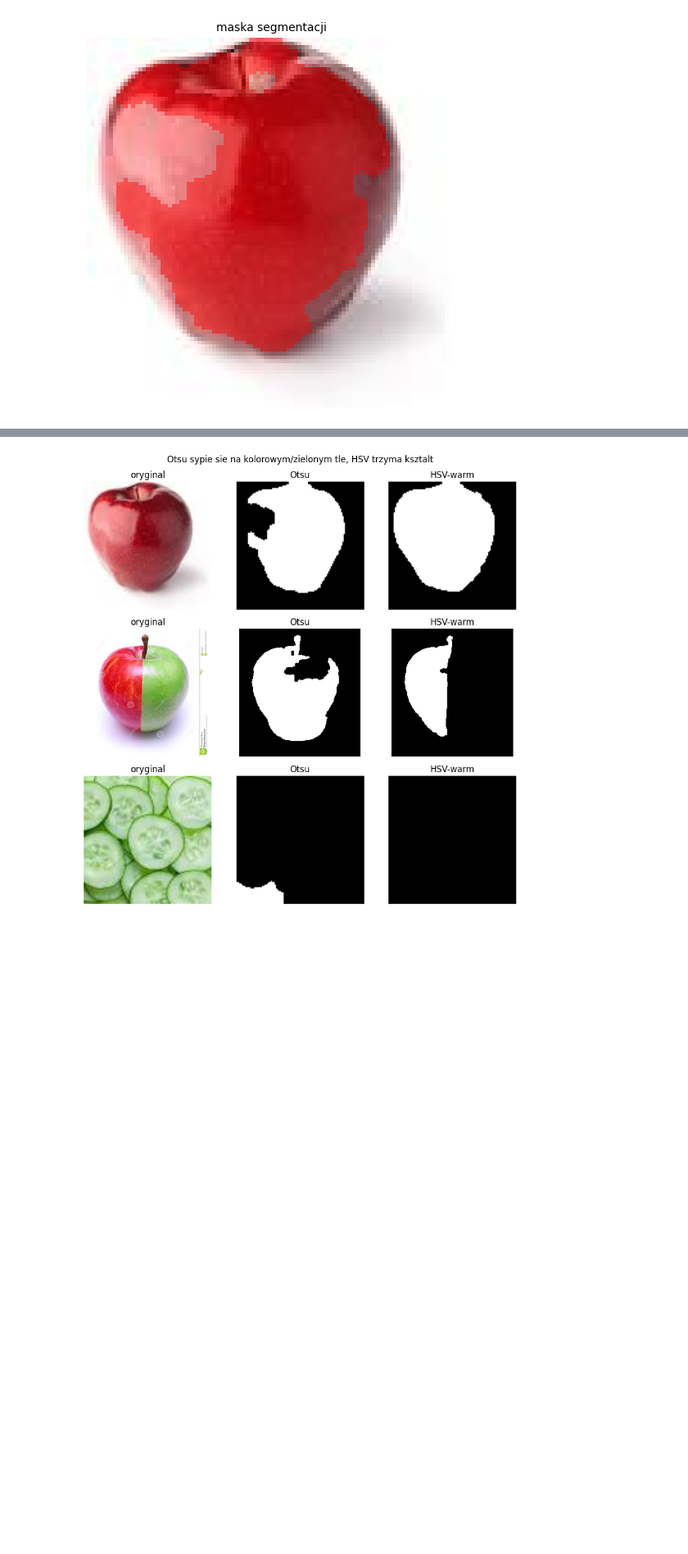
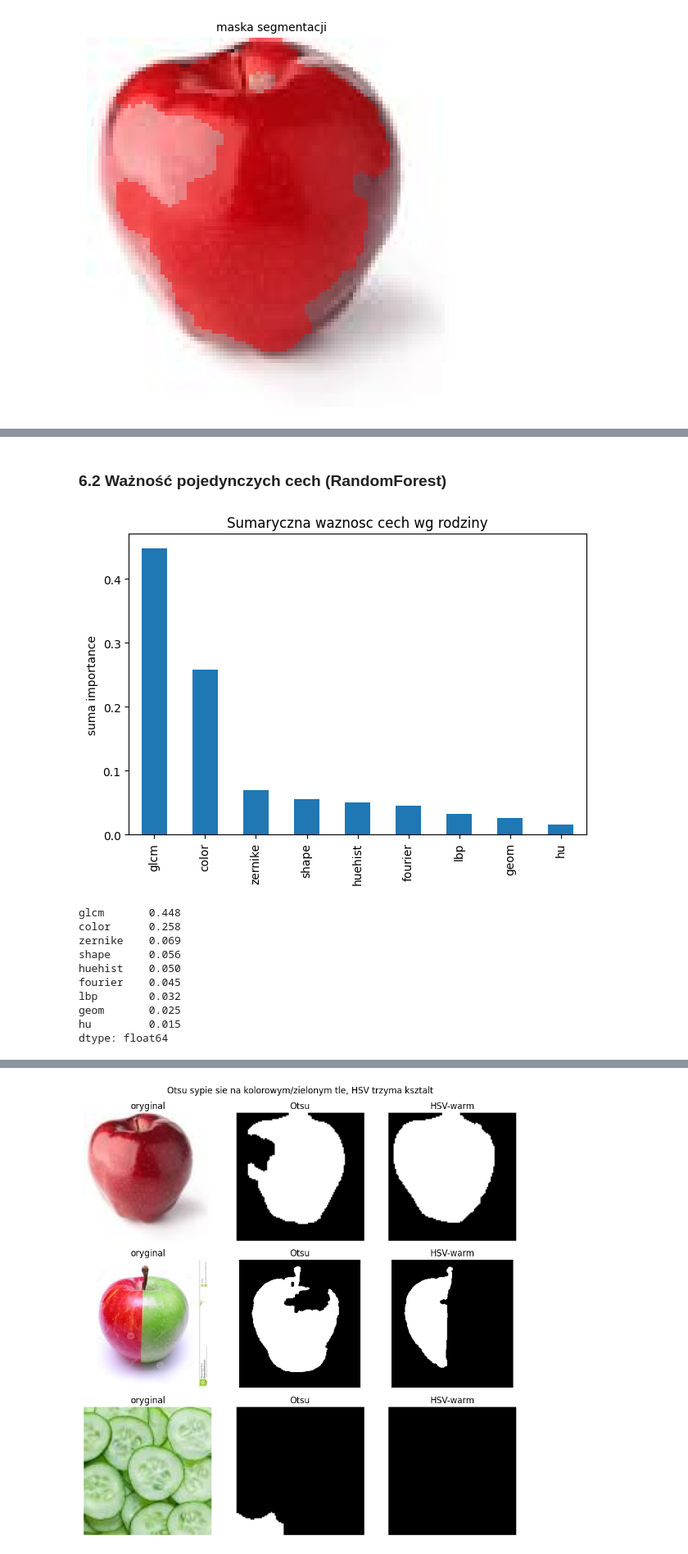
Before and after one commit to Ki3mONo/Computer-Vision-AGH, a Jupyter notebook: lab67/notebooks/project.ipynb, the cells around one changed output, grey strips where cells are left out. Shown at 82% size. Cells and saved outputs as stored; diff of their text form; code cells hidden in the pictures; blank space fills up the shorter version.

```diff
--- a/lab67/notebooks/project.ipynb
+++ b/lab67/notebooks/project.ipynb
@@ -58,14 +53,3 @@ plt.show()
 # %% [output]
 [figure]
 [figure]
-# %%
-def przetworz(imgs):
-    proc, masks = [], []
-    for im in imgs:
-        p, m = preprocessing.preprocess(im)
-        proc.append(p)
-        masks.append(m)
-    return proc, masks
-
-proc_train, masks_train = przetworz(X_train_img)
-proc_test, masks_test = przetworz(X_test_img)
@@ -277,0 +56,11 @@ plt.tight_layout(); plt.show()
+# %%
+def przetworz(imgs, seg="hsv"):
+    proc, masks = [], []
+    for im in imgs:
+        p, m = preprocessing.preprocess(im, segment_method=seg)
+        proc.append(p)
+        masks.append(m)
+    return proc, masks
+
+proc_train, masks_train = przetworz(X_train_img)
+proc_test, masks_test = przetworz(X_test_img)
@@ -277,0 +190,23 @@ plt.tight_layout(); plt.show()
+# %% [markdown]
+### 6.2 Ważność pojedynczych cech (RandomForest)
+# %%
+from sklearn.ensemble import RandomForestClassifier
+
+rf = RandomForestClassifier(n_estimators=400, random_state=RNG).fit(X_tr, y_train)
+rodzina = np.array([f for f in USE for _ in features.feature_names((f,))])
+waznosc = pd.Series(rf.feature_importances_, index=rodzina).groupby(level=0).sum().sort_values(ascending=False)
+waznosc.plot.bar(title="Sumaryczna waznosc cech wg rodziny"); plt.ylabel("suma importance")
+plt.tight_layout(); plt.show()
+waznosc.round(3)
+# %% [output]
+[figure, added]
+glcm       0.448
+color      0.258
+zernike    0.069
+shape      0.056
+huehist    0.050
+fourier    0.045
+lbp        0.032
+geom       0.025
+hu         0.015
+dtype: float64
```
Also changed, not shown: parts of 43 cells of this notebook, 3 other files.
